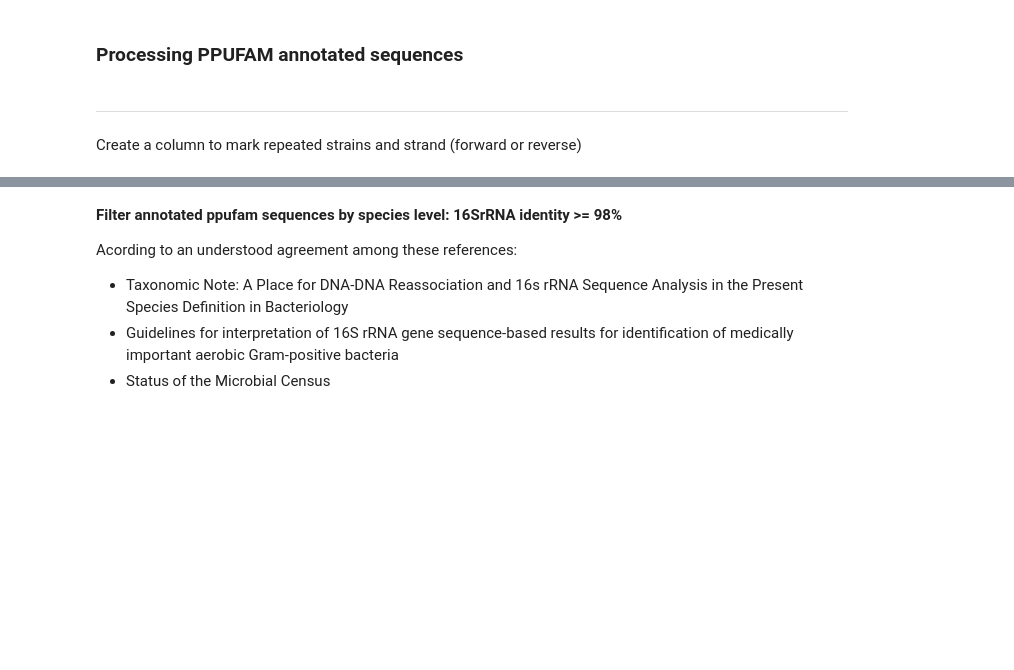
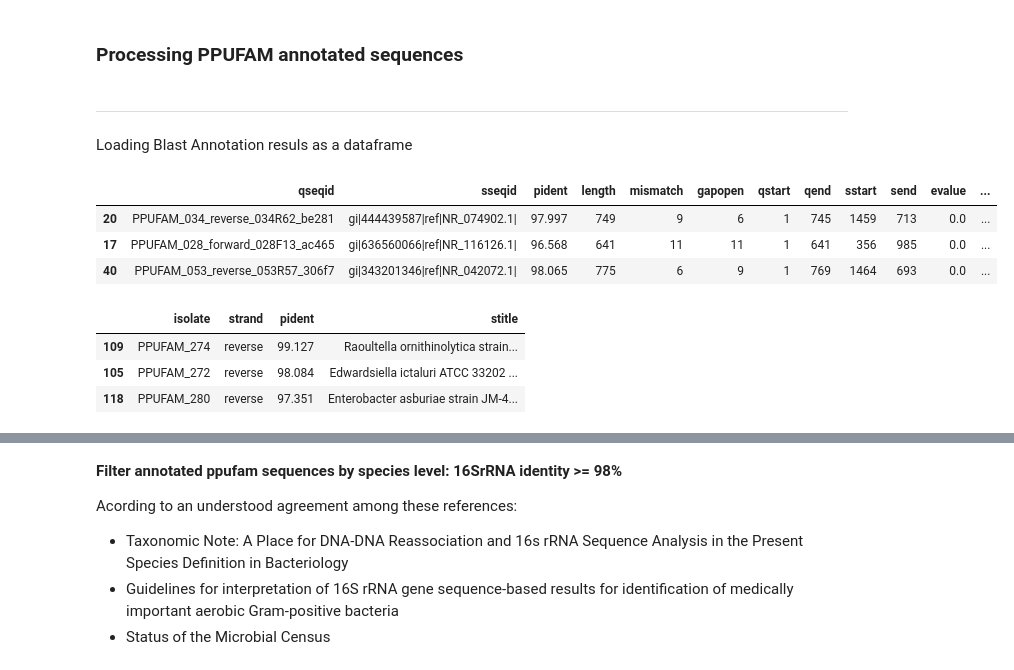
Before and after one commit to waldeyr/amazonian_fish_bacteria, a Jupyter notebook: Workflow.ipynb, the cells around one changed output, grey strips where cells are left out. Saved outputs shown, nothing was run; the diff lists cells and outputs as text; code cells hidden in the pictures; blank space fills up the shorter version.

```diff
--- a/Workflow.ipynb
+++ b/Workflow.ipynb
@@ -324,11 +327,18 @@ os.system("cd 03_blast/results/ && grep -m 1 '.' *.tab >../../ppufam_annotation.
 0
 # %% [markdown]
 ### Processing PPUFAM annotated sequences
+# %% [markdown]
+<hr style="border:2px solid gray"> </hr>
+
+Loading Blast Annotation resuls as a dataframe
 # %%
-# ppufam = pd.read_csv('ppufam_annotation.tab', sep="\t", header=None)
-# ppufam.columns = ['qseqid', 'sseqid', 'pident', 'length', 'mismatch', 'gapopen', 'qstart', 'qend', 'sstart', 'send', 'evalue', 'bitscore', 'staxids', 'sscinames', 'scomnames', 'stitle']
+ppufam = pd.read_csv('ppufam_annotation.tab', sep="\t", header=None)
+ppufam.columns = ['qseqid', 'sseqid', 'pident', 'length', 'mismatch', 'gapopen', 'qstart', 'qend', 'sstart', 'send', 'evalue', 'bitscore', 'staxids', 'sscinames', 'scomnames', 'stitle']
-# %% [markdown]
-<hr style="border:2px solid gray"> </hr>
-
-Create a column to mark repeated strains and strand (forward or reverse)
+# %%
+ppufam.sample(n=3)
+# %% [output]
+|  | qseqid | sseqid | pident | length | mismatch | gapopen | qstart | qend | sstart | send | evalue | ... |
+| 20 | PPUFAM_034_reverse_034R62_be281 | gi|444439587|ref|NR_074902.1| | 97.997 | 749 | 9 | 6 | 1 | 745 | 1459 | 713 | 0.0 | ... |
+| 17 | PPUFAM_028_forward_028F13_ac465 | gi|636560066|ref|NR_116126.1| | 96.568 | 641 | 11 | 11 | 1 | 641 | 356 | 985 | 0.0 | ... |
+| 40 | PPUFAM_053_reverse_053R57_306f7 | gi|343201346|ref|NR_042072.1| | 98.065 | 775 | 6 | 9 | 1 | 769 | 1464 | 693 | 0.0 | ... |
 # %%
@@ -340,3 +350,8 @@ Create a column to mark repeated strains and strand (forward or reverse)
 # %%
-# ppufam[["strain", "strand","pident","sscinames"]]
+ppufam[["isolate", "strand","pident","stitle"]].sample(n=3)
+# %% [output]
+|  | isolate | strand | pident | stitle |
+| 109 | PPUFAM_274 | reverse | 99.127 | Raoultella ornithinolytica strain... |
+| 105 | PPUFAM_272 | reverse | 98.084 | Edwardsiella ictaluri ATCC 33202 ... |
+| 118 | PPUFAM_280 | reverse | 97.351 | Enterobacter asburiae strain JM-4... |
 # %%
```
Also changed, not shown: parts of 32 cells of this notebook.
